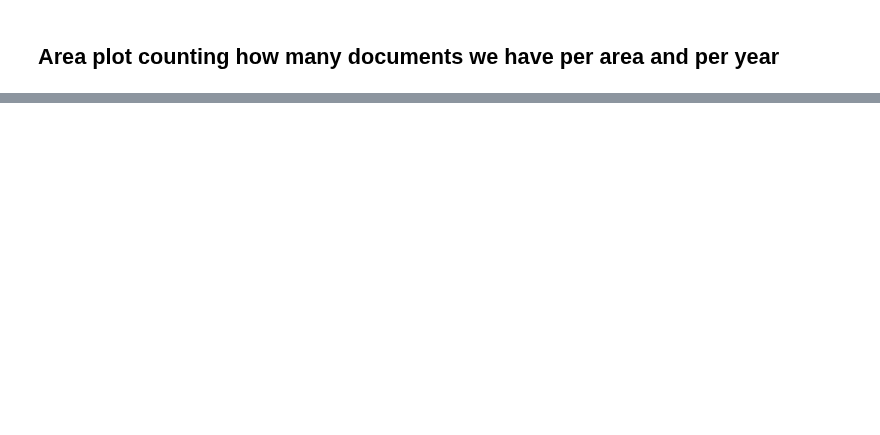
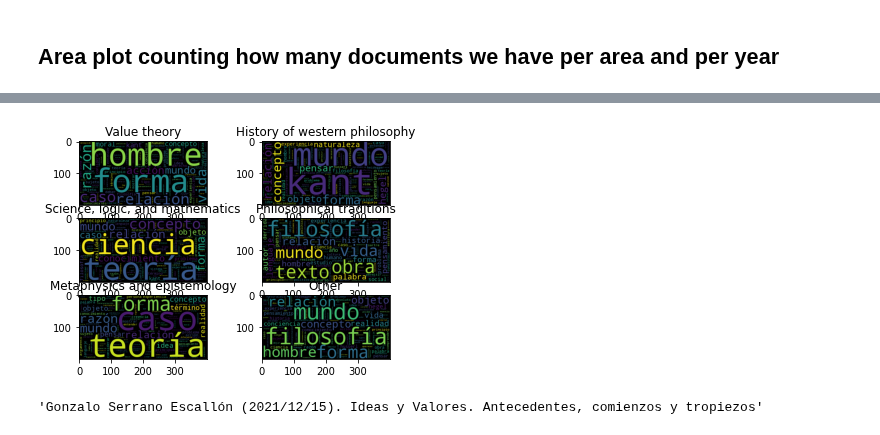
Before and after one commit to juanrloaiza/latinamerican-philosophy-mining, a Jupyter notebook: notebooks/4-Analysis.ipynb, the cells around one changed output, grey strips where cells are left out. Cells and saved outputs as stored; diff of their text form; code cells hidden in the pictures; blank space fills up the shorter version.

```diff
--- a/notebooks/4-Analysis.ipynb
+++ b/notebooks/4-Analysis.ipynb
@@ -65,3 +27,0 @@ for topic in topics:
-# %%
-fig, ax = plt.subplots(figsize=(10, 7))
-_ = ax.stackplot(x, [y_ for y_ in y if np.mean(y_) > 1], baseline='sym')
@@ -80,6 +27,0 @@ pd.DataFrame(y).T.describe().T.sort_values('mean')
-# %%
-fig, ax = plt.subplots(figsize=(10, 7))
-y_smoothed = [gaussian_smooth(x, y_, 10) for y_ in y if y_.mean() > 1]
-_ = ax.stackplot(x, y_smoothed, baseline="weighted_wiggle", labels=[topic.tag for topic in topics])
-sns.despine(left=True)
-plt.legend()
@@ -101,0 +51,10 @@ topic.top_word_evolution_table()
+# %%
+_, axs = plt.subplots(3, 2)
+for area, ax in zip(model.get_main_areas().keys(), axs.flatten()):
+    viz.plot_wordcloud_per_main_area(area, ax=ax)
+# %% [output]
+[figure, added]
+# %%
+model.topics[74].docs[0][0].get_ref()
+# %% [output]
+'Gonzalo Serrano Escallón (2021/12/15). Ideas y Valores. Antecedentes, comienzos y tropiezos'
```
Also changed, not shown: parts of 28 cells of this notebook.
